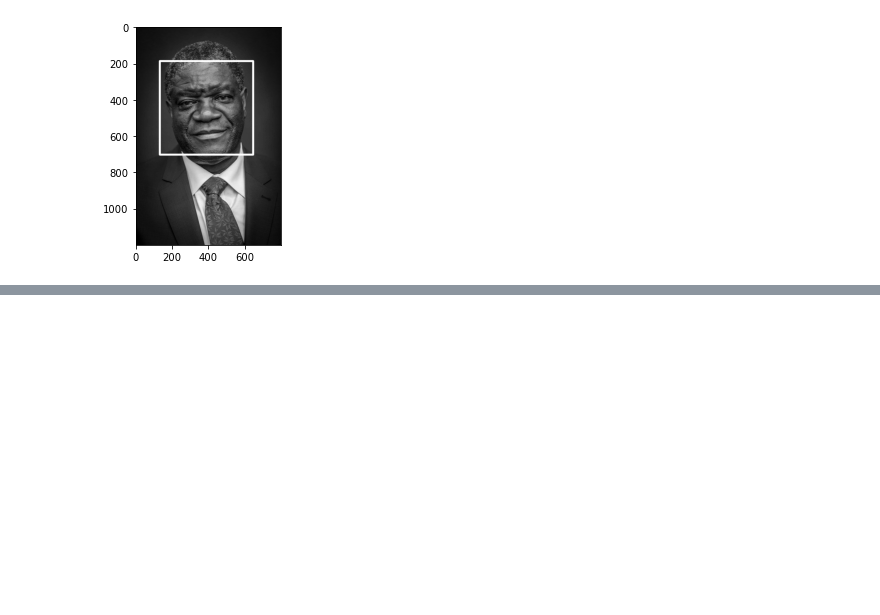
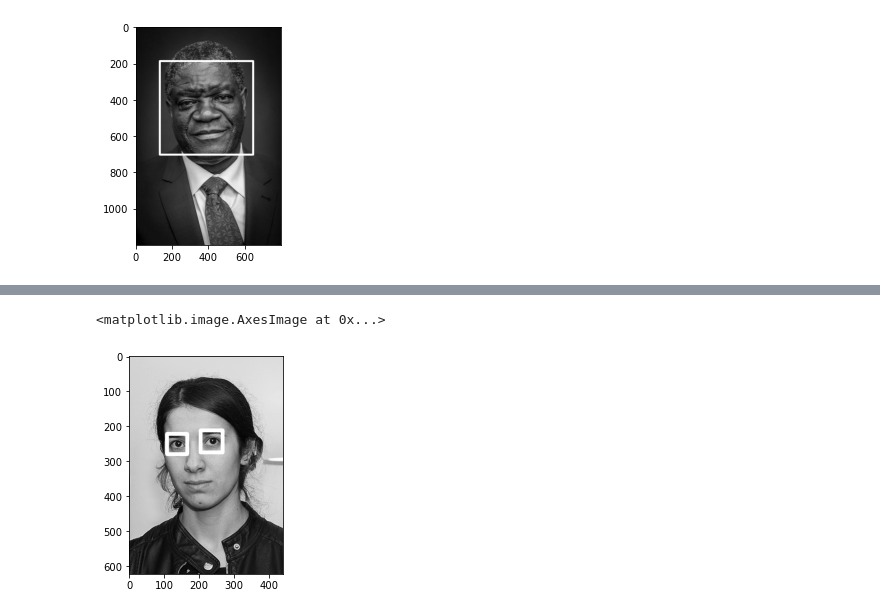
Before and after one commit to Zahed-Golabi/Computer-Vision, a Jupyter notebook: 5. Object Detection with Opencv/Face Detection.ipynb, the cells around one changed output, grey strips where cells are left out. Cells and saved outputs as stored; diff of their text form; code cells hidden in the pictures; blank space fills up the shorter version.

```diff
--- a/5. Object Detection with Opencv/Face Detection.ipynb
+++ b/5. Object Detection with Opencv/Face Detection.ipynb
@@ -45,0 +87,22 @@ plt.imshow(result,cmap="gray")
+# %%
+eye_cascade = cv2.CascadeClassifier("haarcascades/haarcascade_eye.xml")
+# %%
+def detect_eyes(img):
+
+    face_img = img.copy()
+
+    eyes_rects = eye_cascade.detectMultiScale(face_img,scaleFactor=1.2,minNeighbors=5)
+    # print(type(face_rects))
+    # print(face_rects.shape)
+    # print(face_rects)
+
+    for (x,y,w,h) in eyes_rects:
+        cv2.rectangle(face_img,(x,y),(x+w,y+h),(255,255,255),10)
+
+    return face_img
+# %%
+result = detect_eyes(nadia)
+plt.imshow(result,cmap="gray")
+# %% [output]
+<matplotlib.image.AxesImage at 0x...>
+[figure, added]
```
Also changed, not shown: parts of 14 cells of this notebook.
